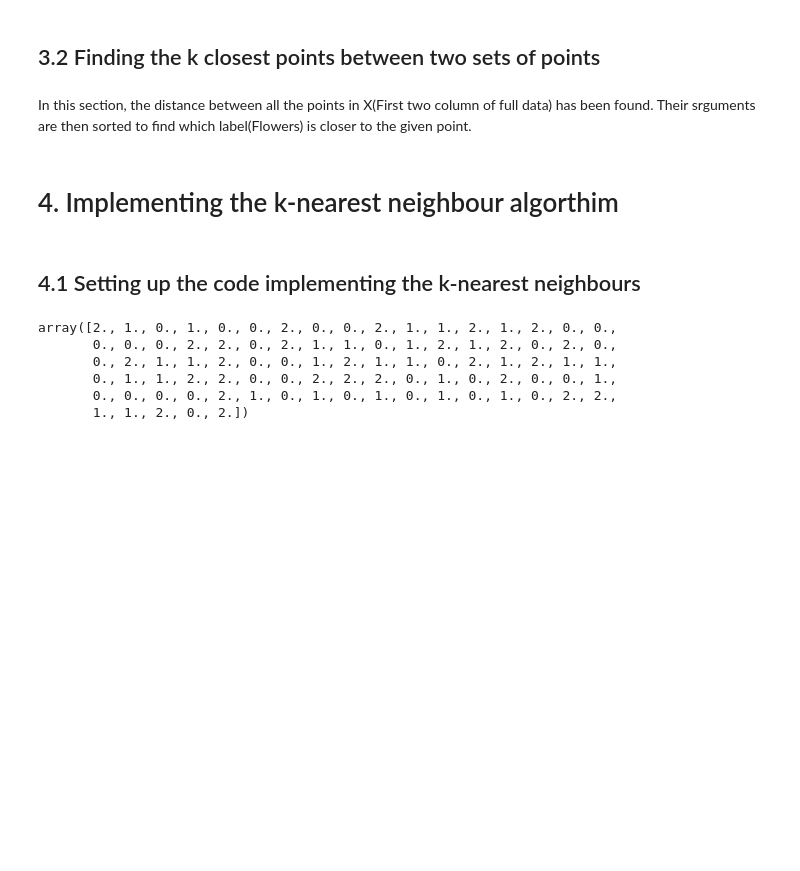
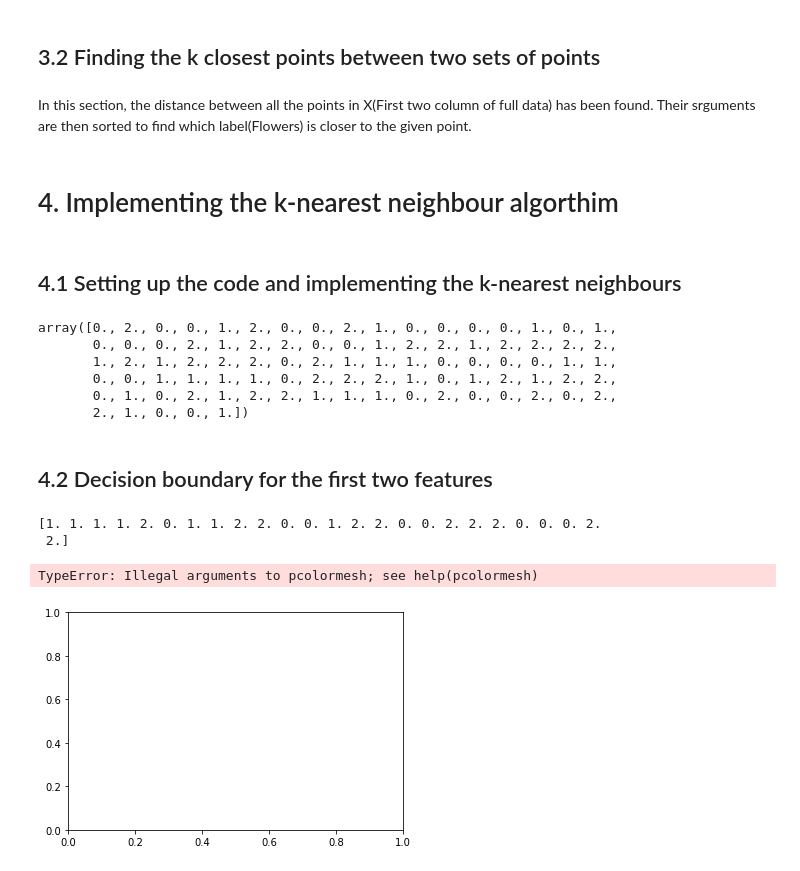
Before and after one commit to ARUN-PRAKASH-95/TMS-3rd_Sem_Programs, a Jupyter notebook: Machine Learning/K_nearest neighbour.ipynb, the cells around one changed output. Saved outputs shown, nothing was run; the diff lists cells and outputs as text; code cells hidden in the pictures; blank space fills up the shorter version.

Commit message:
k_nearest changed

```diff
--- a/Machine Learning/K_nearest neighbour.ipynb
+++ b/Machine Learning/K_nearest neighbour.ipynb
@@ -127,7 +127,7 @@ Closest_full_y = y[Closest_full_points]
 # %% [markdown]
 # 4. Implementing the k-nearest neighbour algorthim
 # %% [markdown]
-## 4.1 Setting up the code implementing the k-nearest neighbours
+## 4.1 Setting up the code and implementing the k-nearest neighbours
 # %%
 import numpy as np
 import matplotlib.pyplot as plt
@@ -185,7 +185,7 @@ def train_test_split(X,y,split=0.6):
     return X_train,y_train,X_test,y_test
 
 X_train,y_train,X_test,y_test = train_test_split(X,y,split=0.6)
-size = len(X_train)
+size1 = len(X_train)
 
 
 class KNN:
@@ -198,11 +198,14 @@ class KNN:
         y_train = y_train
         return X_train,y_train
 
-    def predict(self,X):
-        Distance_matrix = np.reshape(distance_matrix(X,X),((size,size)))
+
+    def predict(self,X,size1,size2):
+        X_func,y_func = self.fit(X_train,y_train)
+        Distance_matrix = np.reshape(distance_matrix(X,X_func),((size1,size2)))
         Closest_distance = np.argsort(Distance_matrix,axis=-1)
-        Closest_points = y_train[Closest_distance]
+        Closest_points = y_func[Closest_distance]
         k_closest_points = Closest_points[:,:self.k_neighbours]
+
 
         prediction = np.array([])
         for i in k_closest_points:
@@ -219,13 +222,42 @@ class KNN:
         return prediction
 
 
-learner = KNN(k_neighbours=4)
+learner = KNN(k_neighbours=3)
 learner.fit(X_train,y_train)
-learner.predict(X_train)
+learner.predict(X_train,size1,size1)
 # %% [output]
-array([2., 1., 0., 1., 0., 0., 2., 0., 0., 2., 1., 1., 2., 1., 2., 0., 0.,
-       0., 0., 0., 2., 2., 0., 2., 1., 1., 0., 1., 2., 1., 2., 0., 2., 0.,
-       0., 2., 1., 1., 2., 0., 0., 1., 2., 1., 1., 0., 2., 1., 2., 1., 1.,
-       0., 1., 1., 2., 2., 0., 0., 2., 2., 2., 0., 1., 0., 2., 0., 0., 1.,
-       0., 0., 0., 0., 2., 1., 0., 1., 0., 1., 0., 1., 0., 1., 0., 2., 2.,
-       1., 1., 2., 0., 2.])
+array([0., 2., 0., 0., 1., 2., 0., 0., 2., 1., 0., 0., 0., 0., 1., 0., 1.,
+       0., 0., 0., 2., 1., 2., 2., 0., 0., 1., 2., 2., 1., 2., 2., 2., 2.,
+       1., 2., 1., 2., 2., 2., 0., 2., 1., 1., 1., 0., 0., 0., 0., 1., 1.,
+       0., 0., 1., 1., 1., 1., 0., 2., 2., 2., 1., 0., 1., 2., 1., 2., 2.,
+       0., 1., 0., 2., 1., 2., 2., 1., 1., 1., 0., 2., 0., 0., 2., 0., 2.,
+       2., 1., 0., 0., 1.])
+# %% [markdown]
+## 4.2 Decision boundary for the first two features
+# %%
+X_axis_min = int(round(np.amin(X[:,0])))
+X_axis_max = int(round(np.amax(X[:,0])))
+
+Y_axis_min = int(round(np.amin(X[:,1])))
+Y_axis_max = int(round(np.amax(X[:,1])))
+
+
+a = np.linspace(X_axis_min,X_axis_max,5)
+b = np.linspace(Y_axis_min,Y_axis_max,5)
+
+aa,bb = np.meshgrid(a,b)
+coordinates=np.column_stack((aa.flatten(),bb.flatten()))
+size2 = len(coordinates)
+
+
+coordinate_learner = KNN(k_neighbours=4)
+coordinate_learner.fit(X_train,y_train)
+ans=coordinate_learner.predict(coordinates,size2,size1)
+print(ans)
+# plt.plot(ans,ans)
+plt.pcolormesh(aa,bb)
+# %% [output]
+[1. 1. 1. 1. 2. 0. 1. 1. 2. 2. 0. 0. 1. 2. 2. 0. 0. 2. 2. 2. 0. 0. 0. 2.
+ 2.]
+TypeError: Illegal arguments to pcolormesh; see help(pcolormesh)
+[figure, added]
```
